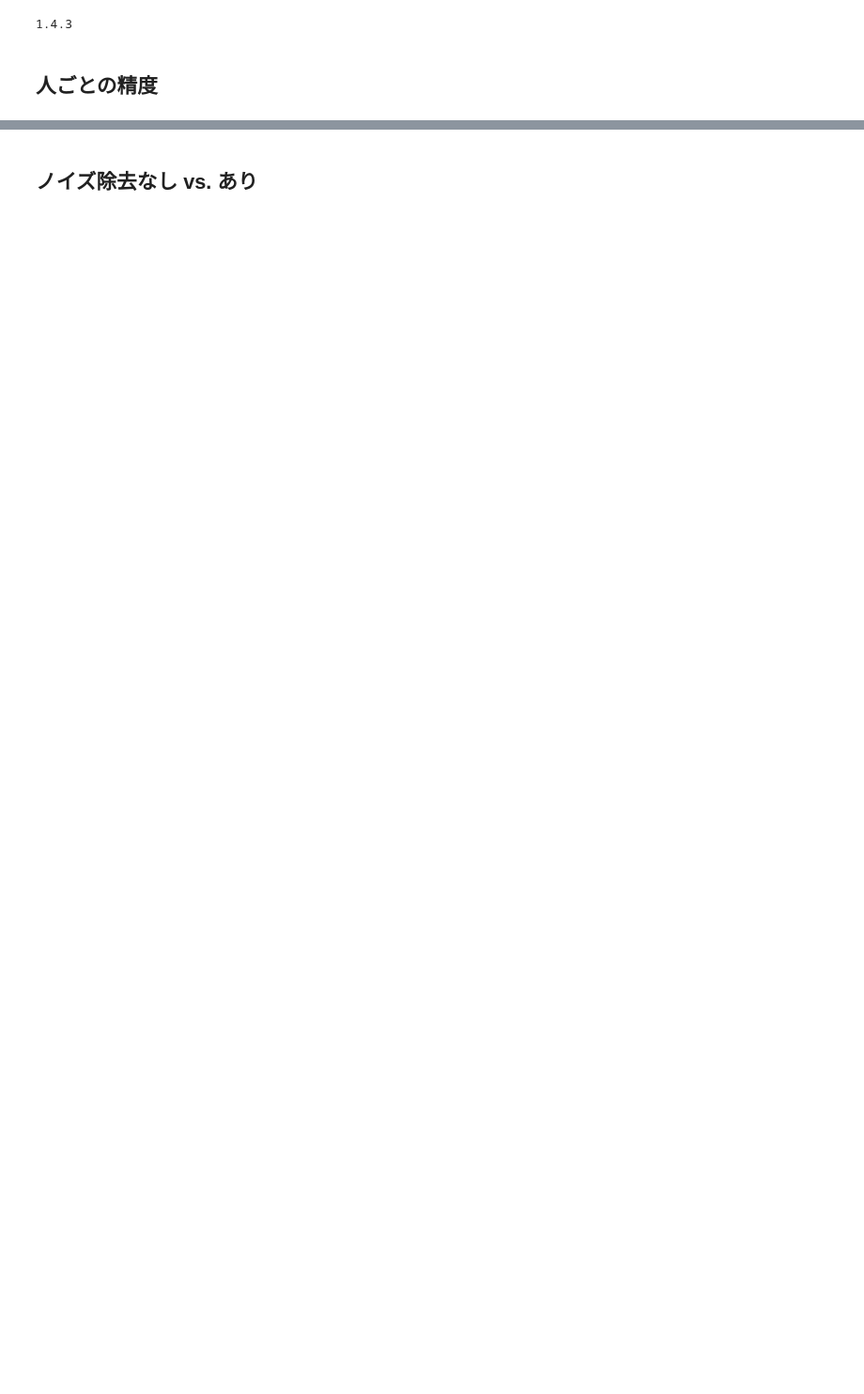
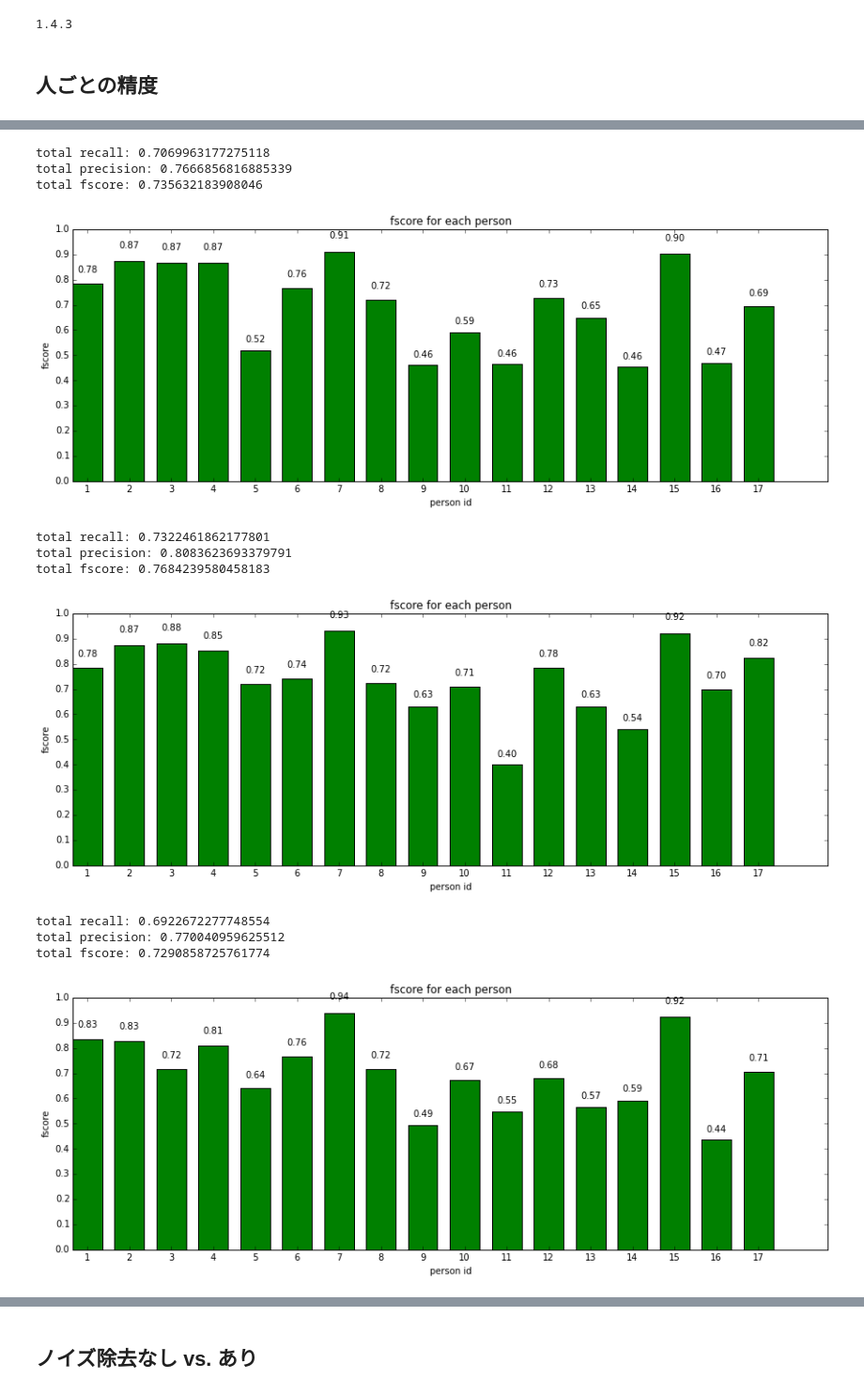
Before and after one commit to kenoga/gaze, a Jupyter notebook: analyze/show_result.ipynb, the cells around one changed output, grey strips where cells are left out. Shown at 94% size. Cells and saved outputs as stored; diff of their text form; code cells hidden in the pictures; blank space fills up the shorter version.

```diff
--- a/analyze/show_result.ipynb
+++ b/analyze/show_result.ipynb
@@ -142,0 +175,17 @@ def display_score_with_size(pids, scores, sizes, title=None, xlabel="person id",
+# %%
+analyze("decrease_noise1")
+analyze("decrease_noise2")
+analyze("decrease_noise3")
+# %% [output]
+total recall: 0.7069963177275118
+total precision: 0.7666856816885339
+total fscore: 0.735632183908046
+[figure, added]
+total recall: 0.7322461862177801
+total precision: 0.8083623693379791
+total fscore: 0.7684239580458183
+[figure, added]
+total recall: 0.6922672277748554
+total precision: 0.770040959625512
+total fscore: 0.7290858725761774
+[figure, added]
```
Also changed, not shown: parts of 36 cells of this notebook, 2 other files.
